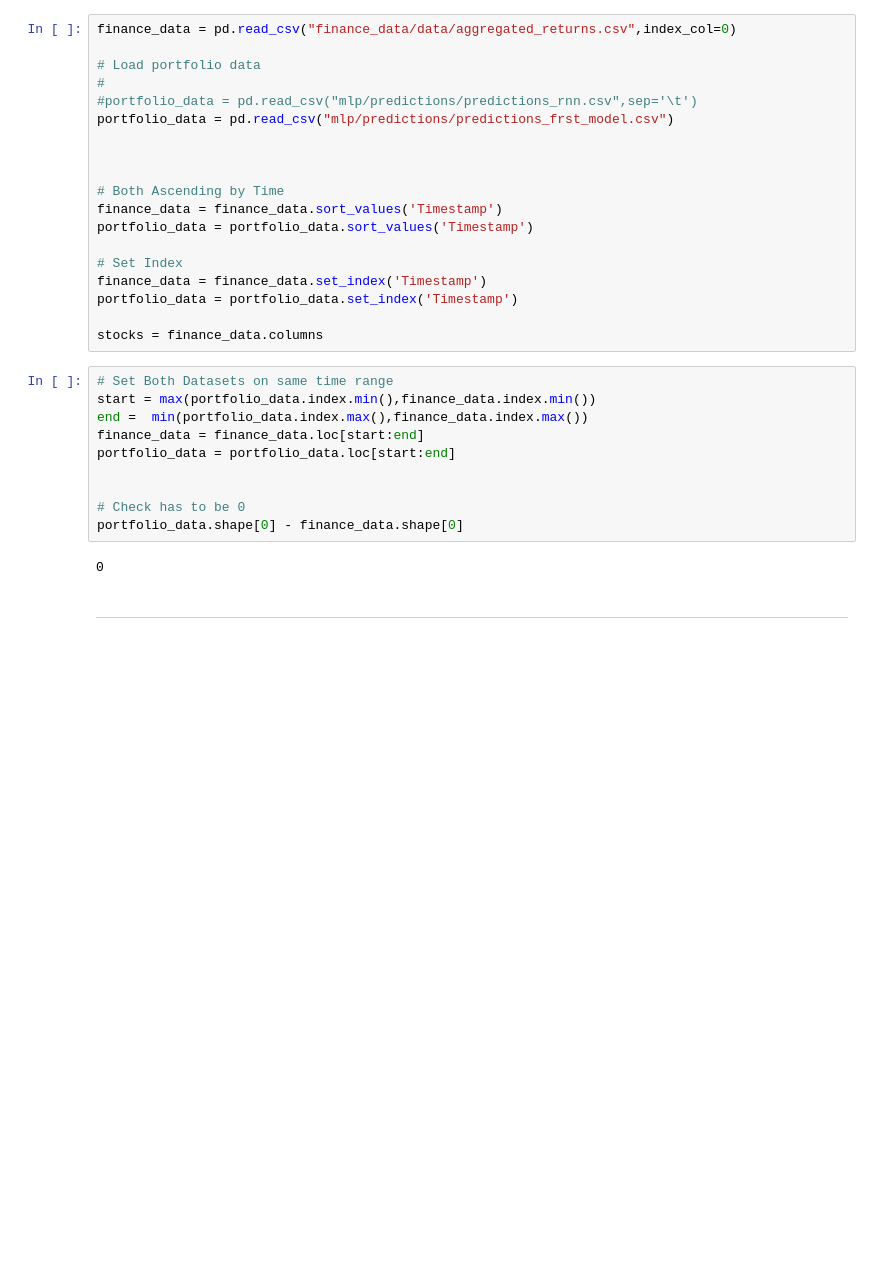
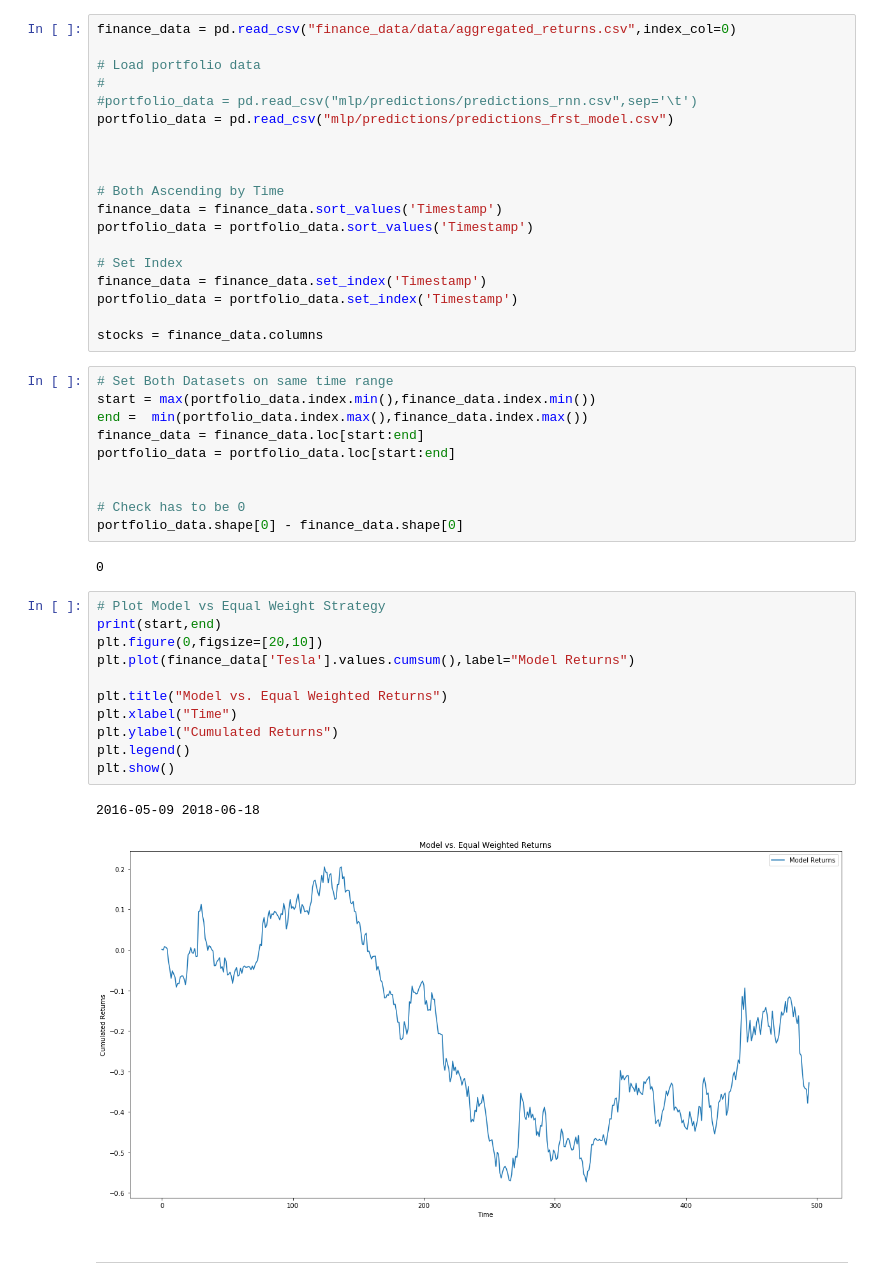
Before and after one commit to kosnil/kd-seminar, a Jupyter notebook: Analyse Modelle KD Seminar .ipynb, the cells around one changed output. Saved outputs shown, nothing was run; the diff lists cells and outputs as text; blank space fills up the shorter version.

```diff
--- a/Analyse Modelle KD Seminar .ipynb
+++ b/Analyse Modelle KD Seminar .ipynb
@@ -36,6 +36,20 @@ portfolio_data = portfolio_data.loc[start:end]
 portfolio_data.shape[0] - finance_data.shape[0]
 # %% [output]
 0
+# %%
+# Plot Model vs Equal Weight Strategy
+print(start,end)
+plt.figure(0,figsize=[20,10])
+plt.plot(finance_data['Tesla'].values.cumsum(),label="Model Returns")
+
+plt.title("Model vs. Equal Weighted Returns")
+plt.xlabel("Time")
+plt.ylabel("Cumulated Returns")
+plt.legend()
+plt.show()
+# %% [output]
+2016-05-09 2018-06-18
+[figure, added]
 # %% [markdown]
 ---
 # %%
```
Also changed, not shown: parts of 4 cells of this notebook, 13 other files.
